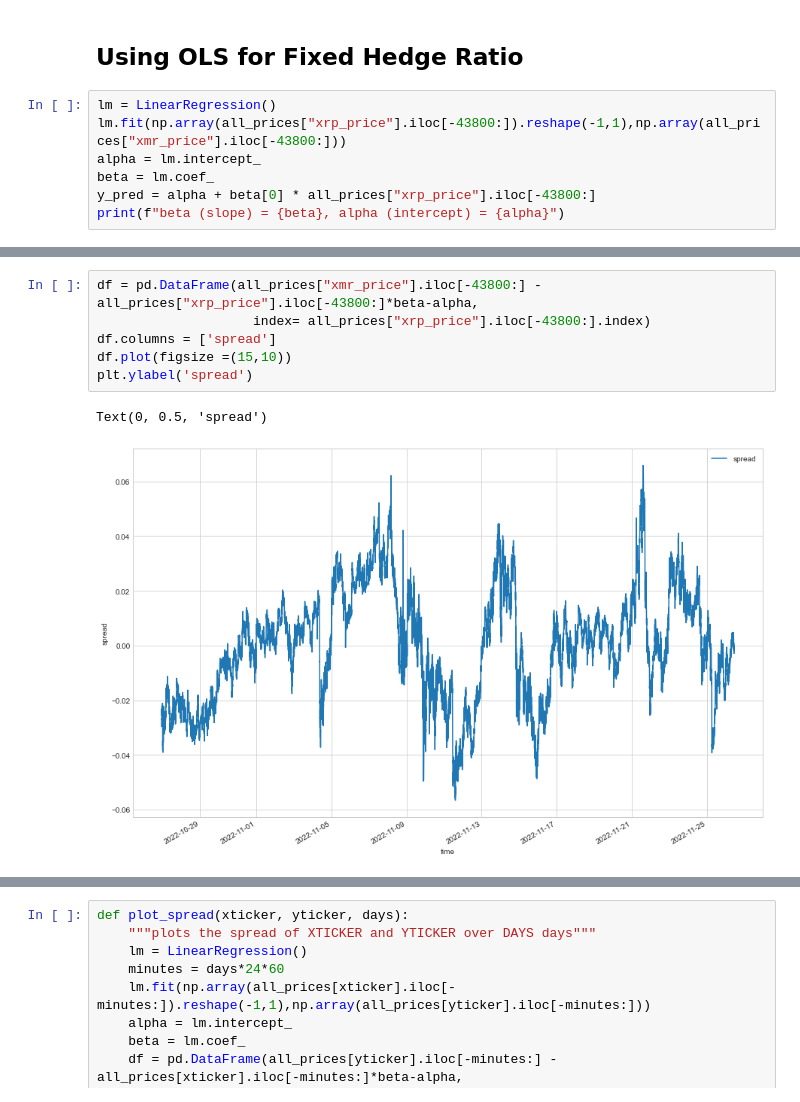
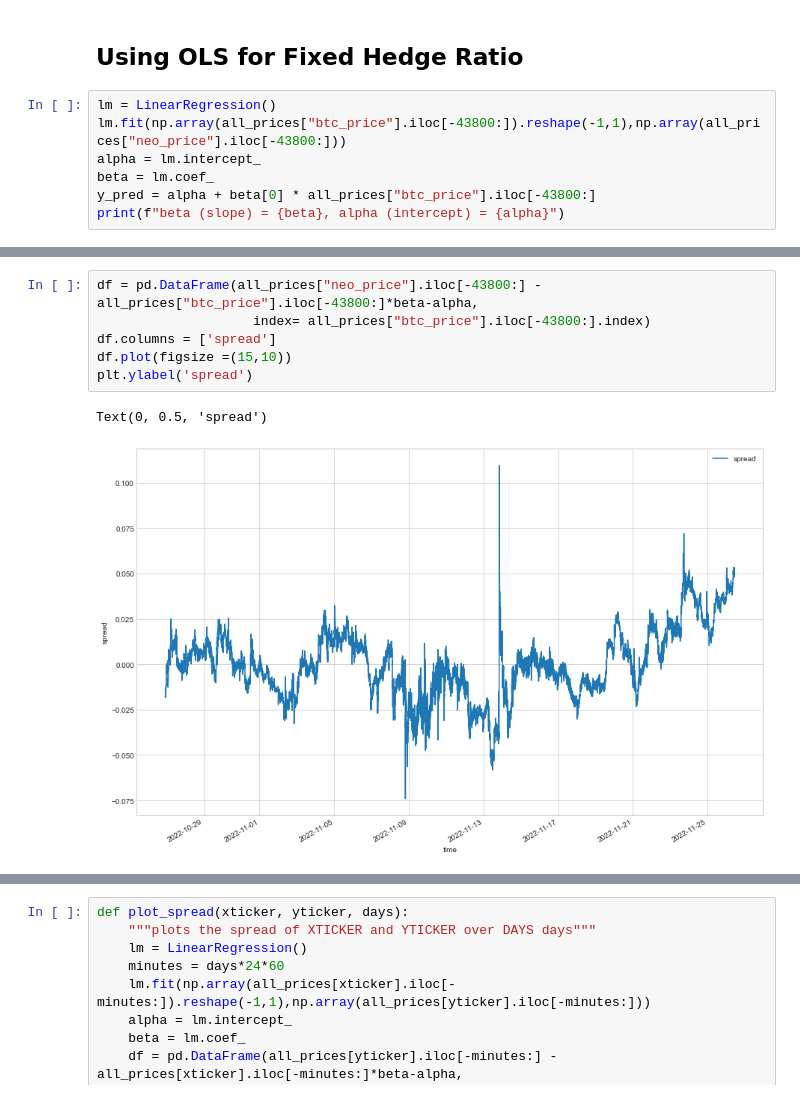
Before and after one commit to BabyChouSr/crypto-pairs-trading, a Jupyter notebook: Crypto Pairs Trading with Kalman Filtering Final.ipynb, the cells around one changed output, grey strips where cells are left out. Drawn from its saved outputs; the diff is of its cells as text.

```diff
--- a/Crypto Pairs Trading with Kalman Filtering Final.ipynb
+++ b/Crypto Pairs Trading with Kalman Filtering Final.ipynb
@@ -207,9 +225,9 @@ plt.show()
 ## Using OLS for Fixed Hedge Ratio ##
 # %%
 lm = LinearRegression()
-lm.fit(np.array(all_prices["xrp_price"].iloc[-43800:]).reshape(-1,1),np.array(all_prices["xmr_price"].iloc[-43800:]))
+lm.fit(np.array(all_prices["btc_price"].iloc[-43800:]).reshape(-1,1),np.array(all_prices["neo_price"].iloc[-43800:]))
 alpha = lm.intercept_
 beta = lm.coef_
-y_pred = alpha + beta[0] * all_prices["xrp_price"].iloc[-43800:]
+y_pred = alpha + beta[0] * all_prices["btc_price"].iloc[-43800:]
 print(f"beta (slope) = {beta}, alpha (intercept) = {alpha}")
 # %% [output]
@@ -233,12 +251,12 @@ Text(0, 0.5, 'xmr')
 # %%
-df = pd.DataFrame(all_prices["xmr_price"].iloc[-43800:] - all_prices["xrp_price"].iloc[-43800:]*beta-alpha,
-                    index= all_prices["xrp_price"].iloc[-43800:].index)
+df = pd.DataFrame(all_prices["neo_price"].iloc[-43800:] - all_prices["btc_price"].iloc[-43800:]*beta-alpha,
+                    index= all_prices["btc_price"].iloc[-43800:].index)
 df.columns = ['spread']
 df.plot(figsize =(15,10))
 plt.ylabel('spread')
 # %% [output]
 Text(0, 0.5, 'spread')
-[figure, old version]
+[figure, new version]
 # %%
 mean = df['spread'].mean()
 df['mean'] = df['spread'].mean()
```
Also changed, not shown: parts of 13 cells of this notebook.
